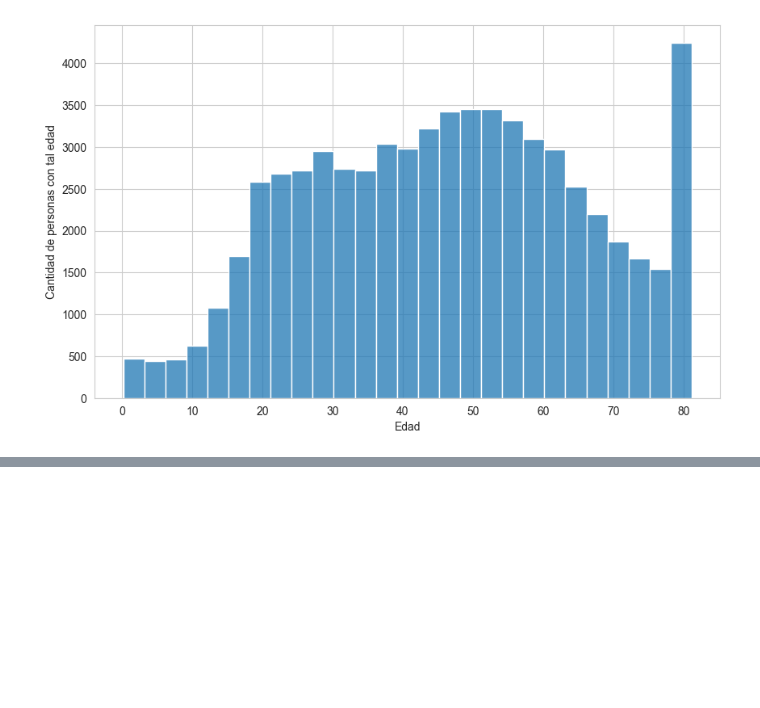
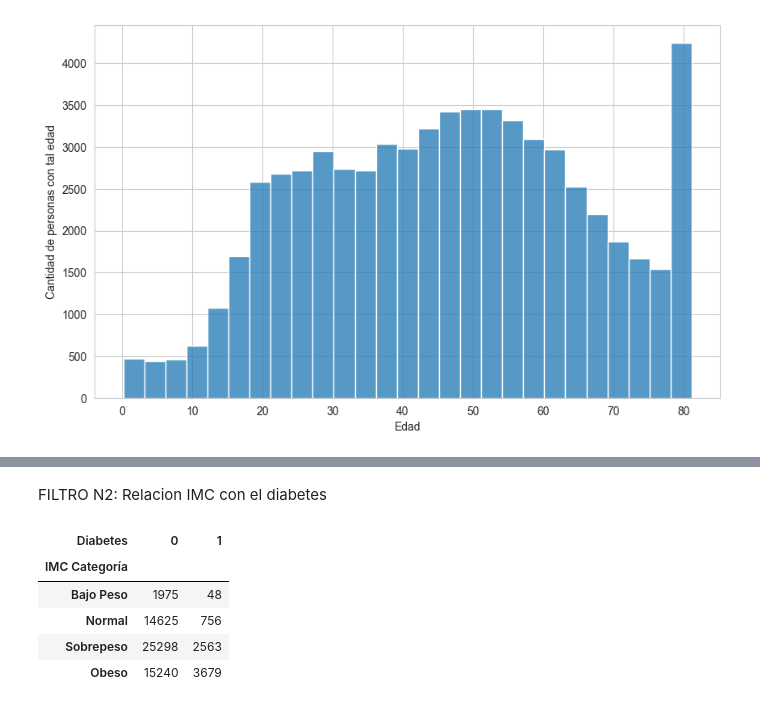
Before and after one commit to jaavieersit/ProyetoIntegrador, a Jupyter notebook: dataset/codigo.ipynb, the cells around one changed output, grey strips where cells are left out. Saved outputs shown, nothing was run; the diff lists cells and outputs as text; code cells hidden in the pictures; blank space fills up the shorter version.

```diff
--- a/dataset/codigo.ipynb
+++ b/dataset/codigo.ipynb
@@ -135,0 +166,21 @@ plt.show()
+# %% [markdown]
+FILTRO N2: Relacion IMC  con el diabetes
+# %%
+
+# Define los rangos de IMC
+imc_ranges = [0, 18.5, 25, 30, 100]  # Rangos de IMC: [0, 18.5), [18.5, 25), [25, 30), [30, 100)
+
+# Crea una nueva columna de categoría de IMC en el dataset
+df['IMC Categoría'] = pd.cut(df['IMC'], bins=imc_ranges, labels=['Bajo Peso', 'Normal', 'Sobrepeso', 'Obeso'])
+
+# Calcula la distribución de la diabetes en cada categoría de IMC
+distribucion_imc = df.groupby('IMC Categoría')['Diabetes'].value_counts().unstack()
+
+distribucion_imc
+# %% [output]
+| Diabetes | 0 | 1 |
+| IMC Categoría |  |  |
+| Bajo Peso | 1975 | 48 |
+| Normal | 14625 | 756 |
+| Sobrepeso | 25298 | 2563 |
+| Obeso | 15240 | 3679 |
```
Also changed, not shown: parts of 7 cells of this notebook.
